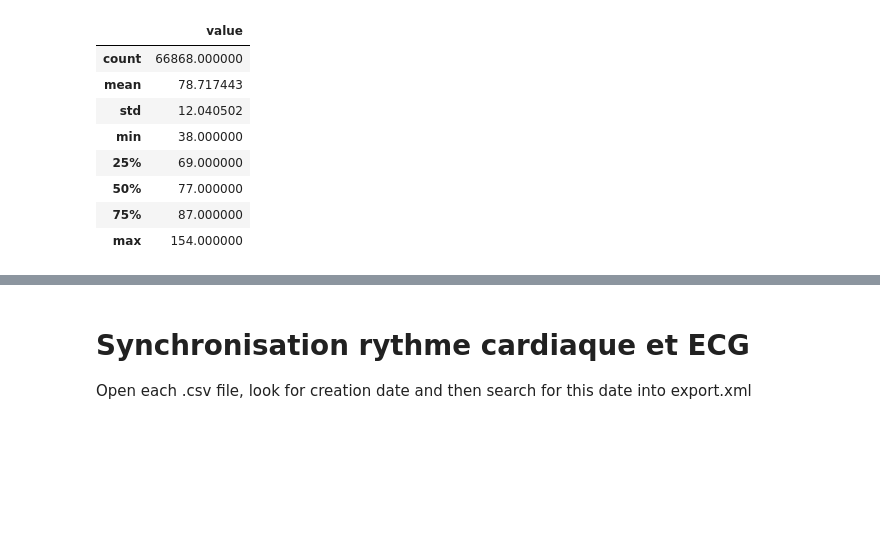
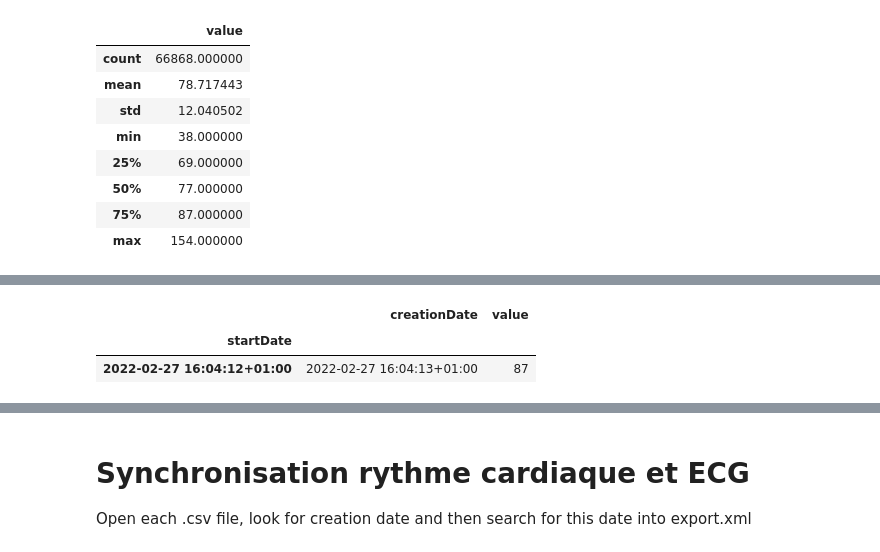
Before and after one commit to pbellot/Physio, a Jupyter notebook: explorationECG.ipynb, the cells around one changed output, grey strips where cells are left out. Drawn from its saved outputs; the diff is of its cells as text; code cells hidden in the pictures; blank space fills up the shorter version.

```diff
--- a/explorationECG.ipynb
+++ b/explorationECG.ipynb
@@ -163,0 +186,6 @@ rythme.tail(15)
+# %%
+rythme.loc[(rythme.index - pd.Timestamp("2022-02-27 16:04:16+01:00")).total_seconds() == -4]
+# %% [output]
+|  | creationDate | value |
+| startDate |  |  |
+| 2022-02-27 16:04:12+01:00 | 2022-02-27 16:04:13+01:00 | 87 |
```
Also changed, not shown: parts of 11 cells of this notebook.
